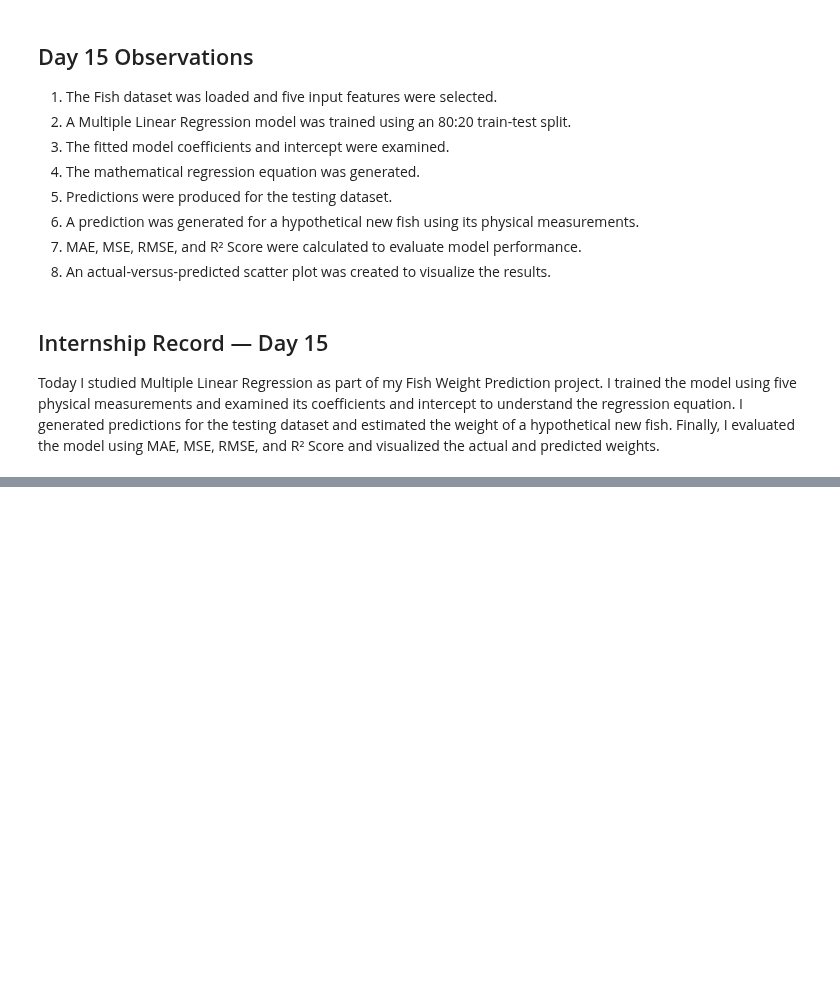
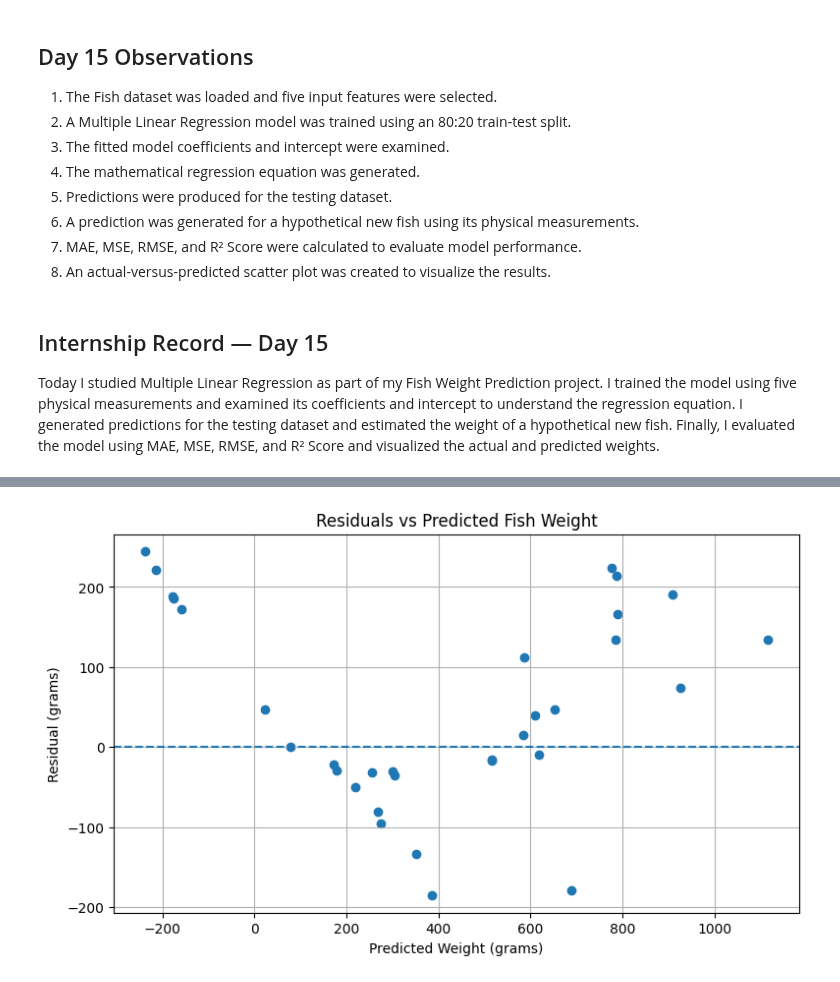
Before and after one commit to abhipsa29-cloud/Fish-Weight-Prediction, a Jupyter notebook: Fish_Weight_Prediction.ipynb, the cells around one changed output, grey strips where cells are left out. Cells and saved outputs as stored; diff of their text form; code cells hidden in the pictures; blank space fills up the shorter version.

Commit message:
Day 16: Performed residual analysis and model diagnostics

```diff
--- a/Fish_Weight_Prediction.ipynb
+++ b/Fish_Weight_Prediction.ipynb
@@ -3344,0 +3424,14 @@ Today I studied Multiple Linear Regression as part of my Fish Weight Prediction
+# %%
+residuals = y_test.to_numpy() - y_pred
+
+residual_df = pd.DataFrame({
+    "Actual Weight": y_test.to_numpy(),
+    "Predicted Weight": y_pred,
+    "Residual": residuals,
+    "Absolute Error": np.abs(residuals)
+})
+
+residual_df = residual_df.reset_index(drop=True)
+
+print("First 10 residual observations:")
+display(residual_df.head(10))
@@ -3344,0 +3495,15 @@ Today I studied Multiple Linear Regression as part of my Fish Weight Prediction
+# %%
+plt.figure(figsize=(9, 5))
+
+plt.scatter(y_pred, residuals)
+
+plt.axhline(y=0, linestyle="--")
+
+plt.title("Residuals vs Predicted Fish Weight")
+plt.xlabel("Predicted Weight (grams)")
+plt.ylabel("Residual (grams)")
+
+plt.grid(True)
+plt.show()
+# %% [output]
+[figure, added]
```
Also changed, not shown: parts of 16 cells of this notebook.
